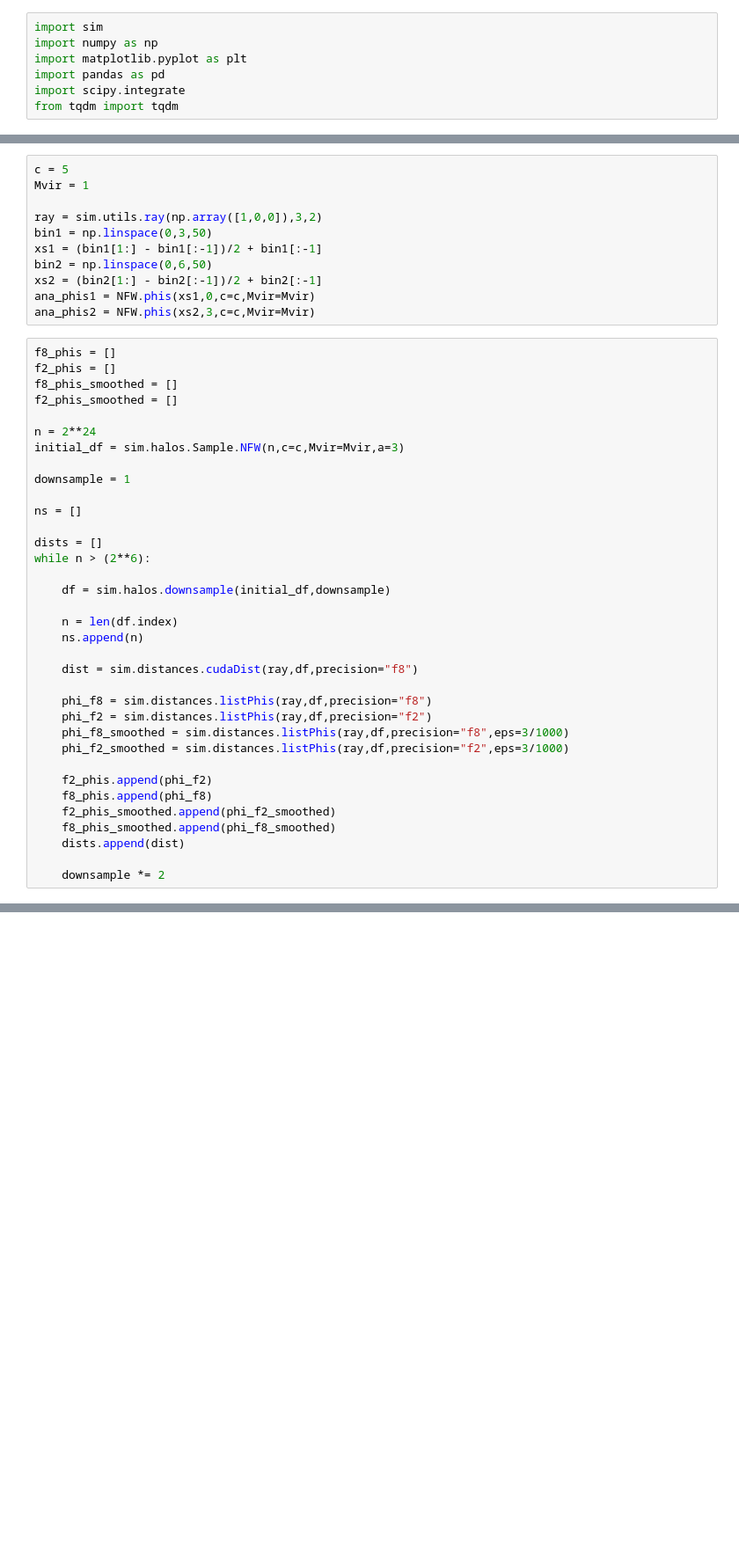
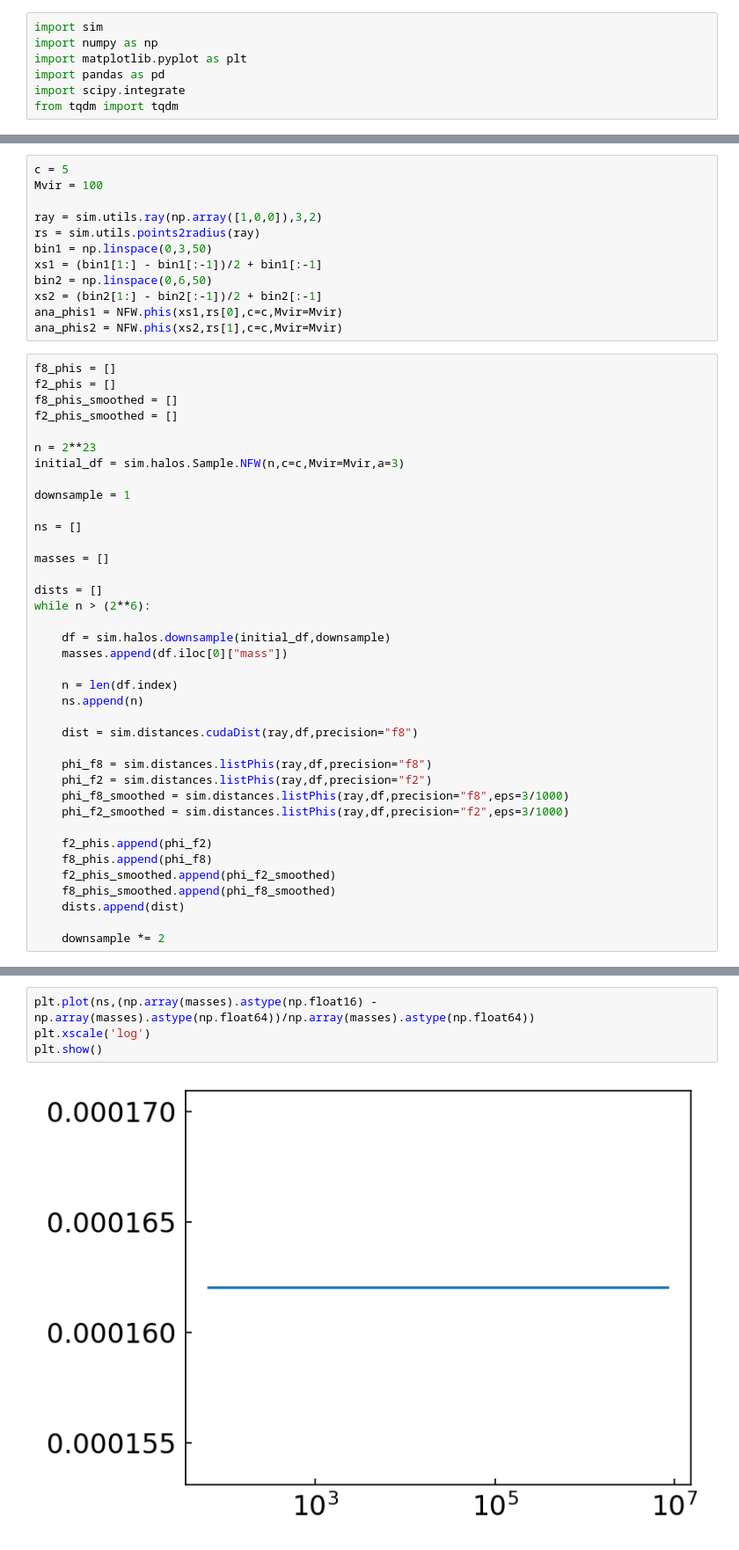
Before and after one commit to humz2k/Force-Errors-In-Cosmological-Simulations, a Jupyter notebook: contributions6.ipynb, the cells around one changed output, grey strips where cells are left out. Shown at 88% size. Cells and saved outputs as stored; diff of their text form; blank space fills up the shorter version.

```diff
--- a/contributions6.ipynb
+++ b/contributions6.ipynb
@@ -93,32 +93,36 @@ def bin_phi(phis,dists,bins):
     return np.array(ys)
 # %%
 c = 5
-Mvir = 1
+Mvir = 100
 
 ray = sim.utils.ray(np.array([1,0,0]),3,2)
+rs = sim.utils.points2radius(ray)
 bin1 = np.linspace(0,3,50)
 xs1 = (bin1[1:] - bin1[:-1])/2 + bin1[:-1]
 bin2 = np.linspace(0,6,50)
 xs2 = (bin2[1:] - bin2[:-1])/2 + bin2[:-1]
-ana_phis1 = NFW.phis(xs1,0,c=c,Mvir=Mvir)
-ana_phis2 = NFW.phis(xs2,3,c=c,Mvir=Mvir)
+ana_phis1 = NFW.phis(xs1,rs[0],c=c,Mvir=Mvir)
+ana_phis2 = NFW.phis(xs2,rs[1],c=c,Mvir=Mvir)
 # %%
 f8_phis = []
 f2_phis = []
 f8_phis_smoothed = []
 f2_phis_smoothed = []
 
-n = 2**24
+n = 2**23
 initial_df = sim.halos.Sample.NFW(n,c=c,Mvir=Mvir,a=3)
 
 downsample = 1
 
 ns = []
 
+masses = []
+
 dists = []
 while n > (2**6):
 
     df = sim.halos.downsample(initial_df,downsample)
+    masses.append(df.iloc[0]["mass"])
 
     n = len(df.index)
     ns.append(n)
@@ -256,0 +301,6 @@ plt.show()
+# %%
+plt.plot(ns,(np.array(masses).astype(np.float16) - np.array(masses).astype(np.float64))/np.array(masses).astype(np.float64))
+plt.xscale('log')
+plt.show()
+# %% [output]
+[figure, added]
```
Also changed, not shown: parts of 12 cells of this notebook, 1 other file.
